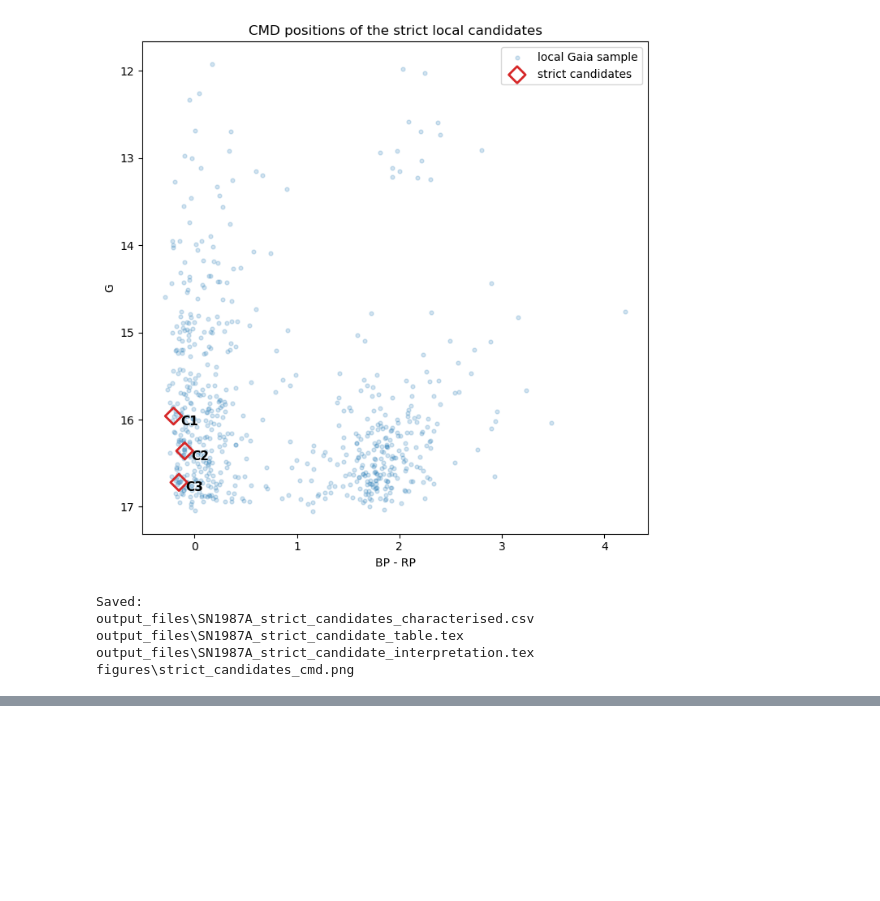
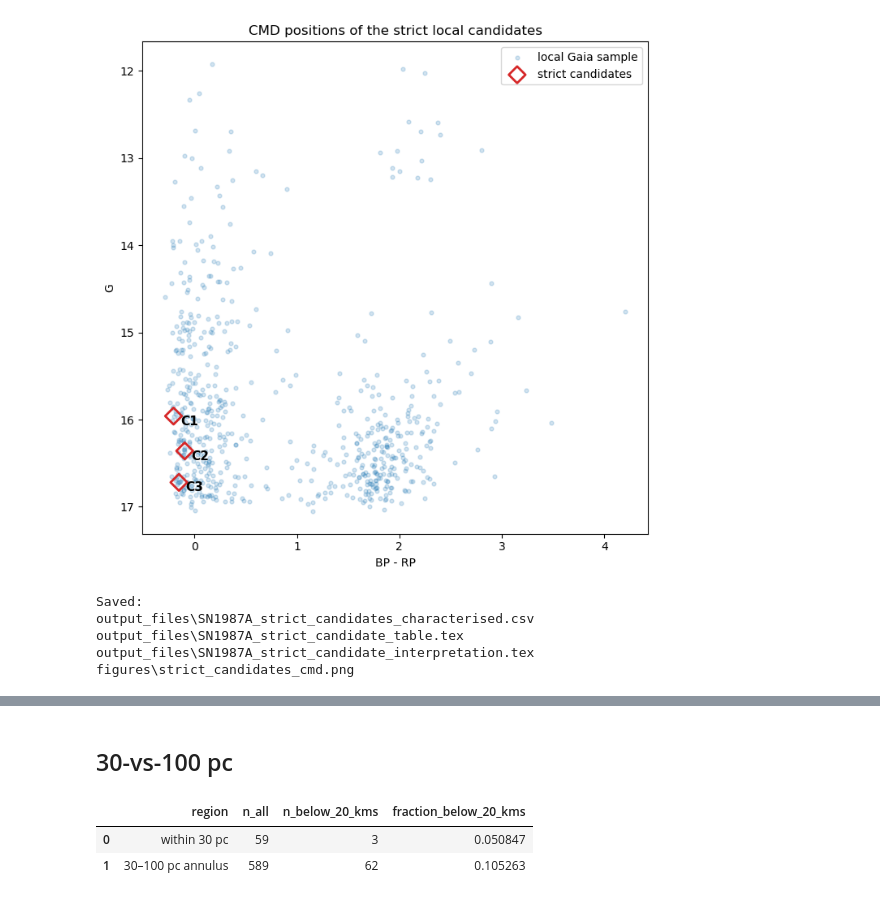
Before and after one commit to Wafeliniec/87A-progenitor-search, a Jupyter notebook: SN1987A_figures.ipynb, the cells around one changed output, grey strips where cells are left out. Saved outputs shown, nothing was run; the diff lists cells and outputs as text; code cells hidden in the pictures; blank space fills up the shorter version.

```diff
--- a/SN1987A_figures.ipynb
+++ b/SN1987A_figures.ipynb
@@ -2080,0 +2487,41 @@ figures\strict_candidates_cmd.png
+# %% [markdown]
+## 30-vs-100 pc
+# %%
+# Complete 30 pc and 100 pc samples
+inner_30 = df[df["sep_87a_pc"] < 30].copy()
+outer_30_100 = df[
+    (df["sep_87a_pc"] >= 30) &
+    (df["sep_87a_pc"] < 100)
+    ].copy()
+
+strict_30 = inner_30[inner_30["dv_to_sn87a_kms"] < 20].copy()
+comoving_outer = outer_30_100[
+    outer_30_100["dv_to_sn87a_kms"] < 20
+    ].copy()
+
+summary_30_100 = pd.DataFrame([
+    {
+        "region": "within 30 pc",
+        "n_all": len(inner_30),
+        "n_below_20_kms": len(strict_30),
+        "fraction_below_20_kms": len(strict_30) / len(inner_30)
+        if len(inner_30) else np.nan
+    },
+    {
+        "region": "30–100 pc annulus",
+        "n_all": len(outer_30_100),
+        "n_below_20_kms": len(comoving_outer),
+        "fraction_below_20_kms": len(comoving_outer) / len(outer_30_100)
+        if len(outer_30_100) else np.nan
+    }
+])
+
+display(summary_30_100)
+summary_30_100.to_csv(
+    output_dir / "SN1987A_30pc_100pc_comparison.csv",
+    index=False
+)
+# %% [output]
+|  | region | n_all | n_below_20_kms | fraction_below_20_kms |
+| 0 | within 30 pc | 59 | 3 | 0.050847 |
+| 1 | 30–100 pc annulus | 589 | 62 | 0.105263 |
```
Also changed, not shown: parts of 5 cells of this notebook, 3 other files.
